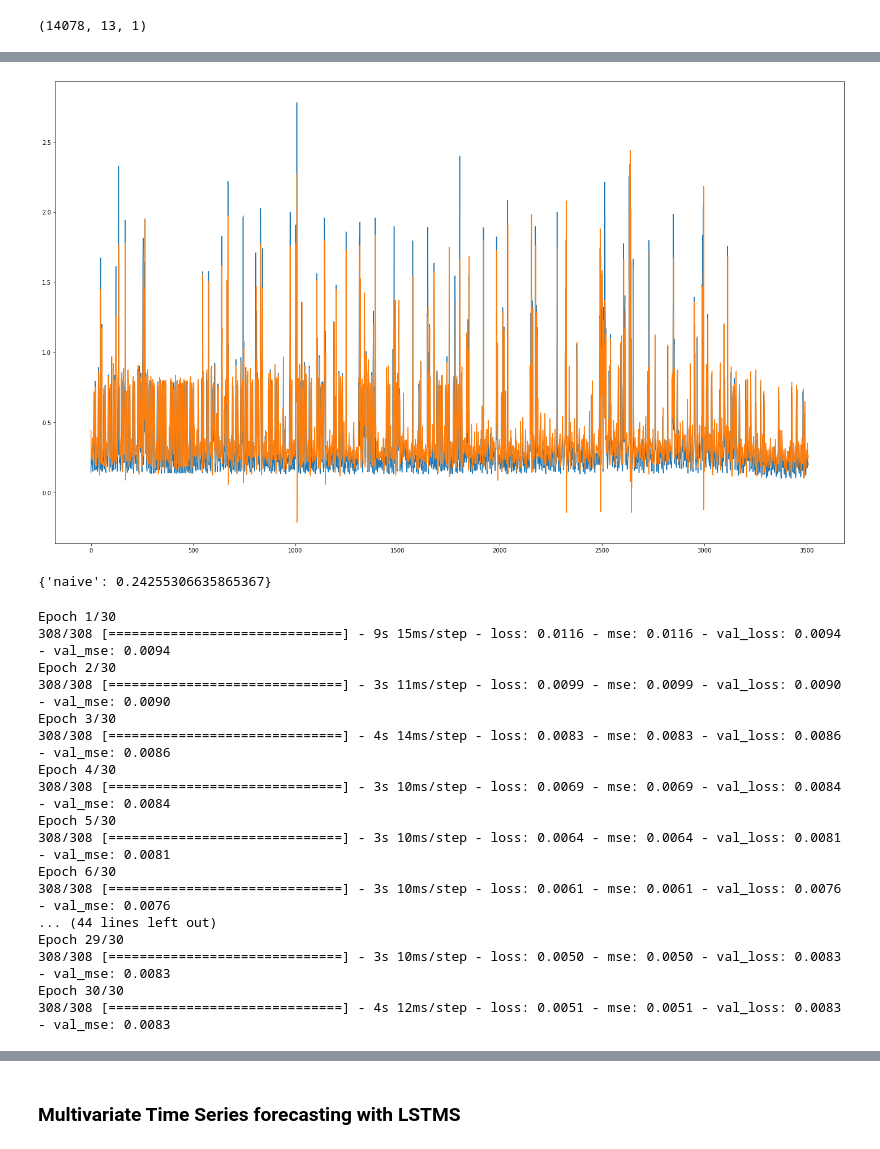
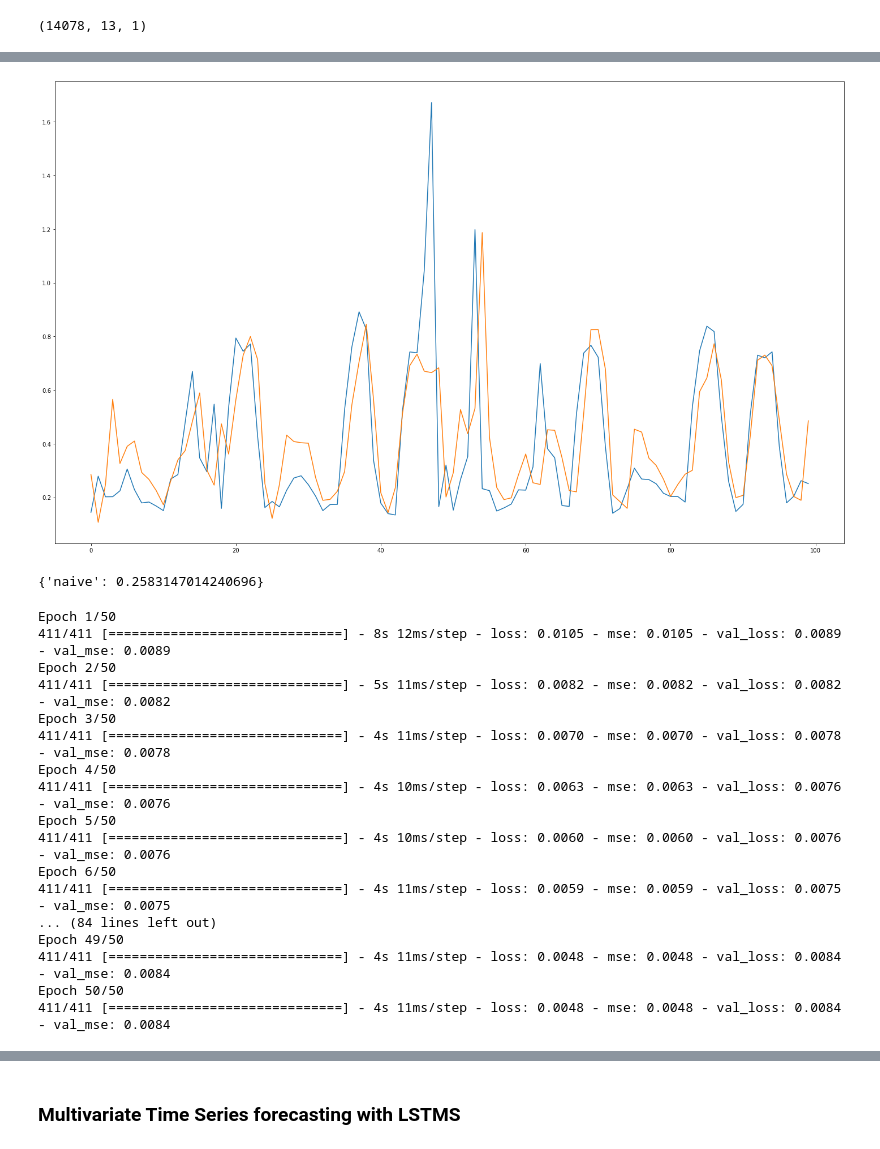
Before and after one commit to danbm94/masterthesis, a Jupyter notebook: flwer_smart.ipynb, the cells around one changed output, grey strips where cells are left out. Cells and saved outputs as stored; diff of their text form; code cells hidden in the pictures.

Commit message:
trained home B and worked on refit preprocessing

```diff
--- a/flwer_smart.ipynb
+++ b/flwer_smart.ipynb
@@ -71,6 +71,5 @@ model.add(Dense(1))
 model.compile(loss = 'mean_squared_error', optimizer = "adam", metrics=['mse'])
 # %%
 # Training
-model.fit(X_train, y_train, batch_size=32, epochs=100, validation_split=0.3, verbose=1)
-model.summary()
+history= model.fit(X_train, y_train, epochs=110, batch_size=24, validation_data=(X_test, y_test), verbose=2, shuffle=False)
 # %% [output]
@@ -105,10 +112,12 @@ pred_test['simple_lstm'] = scaler.inverse_transform(model.predict(X_test)).flatt
 # %%
-#plt.plot(pred_train['simple_lstm'])
-plt.plot(pred_test['true'])
-plt.plot(pred_test['simple_lstm'])
+# plt.plot(pred_train['true'])
+# plt.plot(pred_train['simple_lstm'])
+
+plt.plot(pred_test['true'][0:100])
+plt.plot(pred_test['simple_lstm'][0:100])
 plt.show()
 # %% [output]
-[figure, old version]
+[figure, new version]
 # %%
 from sklearn.metrics import mean_squared_error
 def rmse(y_true, y_score):
@@ -120,10 +129,10 @@ rmse_test={}
 # %%
 rmse_train["naive"] = rmse(pred_train["true"], pred_train["simple_lstm"])
 rmse_test["naive"]  = rmse(pred_test["true"],  pred_test["simple_lstm"])
-# %%
-rmse_train
-# %% [output]
-{'naive': 0.24255306635865367}
+# %%
+rmse_test
+# %% [output]
+{'naive': 0.2583147014240696}
 # %%
 def prepare_task(home, prop=0.8):
 
@@ -176,25 +185,25 @@ stateless_multilayer.add(Dropout(0.2))
 stateless_multilayer.add(Dense(1))
 stateless_multilayer.compile(loss = 'mean_squared_error', optimizer = "adam", metrics=['mse'])
 # %%
-history=stateless_multilayer.fit(X_train, y_train, batch_size=32,epochs=30, validation_split=0.3 )
+history1=stateless_multilayer.fit(X_train, y_train, batch_size=24,epochs=50, validation_split=0.3 )
 # %% [output]
-Epoch 1/30
-308/308 [==============================] - 9s 15ms/step - loss: 0.0116 - mse: 0.0116 - val_loss: 0.0094 - val_mse: 0.0094
-Epoch 2/30
-308/308 [==============================] - 3s 11ms/step - loss: 0.0099 - mse: 0.0099 - val_loss: 0.0090 - val_mse: 0.0090
-Epoch 3/30
-308/308 [==============================] - 4s 14ms/step - loss: 0.0083 - mse: 0.0083 - val_loss: 0.0086 - val_mse: 0.0086
-Epoch 4/30
-308/308 [==============================] - 3s 10ms/step - loss: 0.0069 - mse: 0.0069 - val_loss: 0.0084 - val_mse: 0.0084
-Epoch 5/30
-308/308 [==============================] - 3s 10ms/step - loss: 0.0064 - mse: 0.0064 - val_loss: 0.0081 - val_mse: 0.0081
-Epoch 6/30
-308/308 [==============================] - 3s 10ms/step - loss: 0.0061 - mse: 0.0061 - val_loss: 0.0076 - val_mse: 0.0076
-... (44 lines left out)
-Epoch 29/30
-308/308 [==============================] - 3s 10ms/step - loss: 0.0050 - mse: 0.0050 - val_loss: 0.0083 - val_mse: 0.0083
-Epoch 30/30
-308/308 [==============================] - 4s 12ms/step - loss: 0.0051 - mse: 0.0051 - val_loss: 0.0083 - val_mse: 0.0083
+Epoch 1/50
+411/411 [==============================] - 8s 12ms/step - loss: 0.0105 - mse: 0.0105 - val_loss: 0.0089 - val_mse: 0.0089
+Epoch 2/50
+411/411 [==============================] - 5s 11ms/step - loss: 0.0082 - mse: 0.0082 - val_loss: 0.0082 - val_mse: 0.0082
+Epoch 3/50
+411/411 [==============================] - 4s 11ms/step - loss: 0.0070 - mse: 0.0070 - val_loss: 0.0078 - val_mse: 0.0078
+Epoch 4/50
+411/411 [==============================] - 4s 10ms/step - loss: 0.0063 - mse: 0.0063 - val_loss: 0.0076 - val_mse: 0.0076
+Epoch 5/50
+411/411 [==============================] - 4s 10ms/step - loss: 0.0060 - mse: 0.0060 - val_loss: 0.0076 - val_mse: 0.0076
+Epoch 6/50
+411/411 [==============================] - 4s 11ms/step - loss: 0.0059 - mse: 0.0059 - val_loss: 0.0075 - val_mse: 0.0075
+... (84 lines left out)
+Epoch 49/50
+411/411 [==============================] - 4s 11ms/step - loss: 0.0048 - mse: 0.0048 - val_loss: 0.0084 - val_mse: 0.0084
+Epoch 50/50
+411/411 [==============================] - 4s 11ms/step - loss: 0.0048 - mse: 0.0048 - val_loss: 0.0084 - val_mse: 0.0084
 # %%
 pred_train["multilayer"] = scaler.inverse_transform(
                               stateless_multilayer.predict(X_train,verbose=0)).flatten()
```
Also changed, not shown: parts of 43 cells of this notebook.
